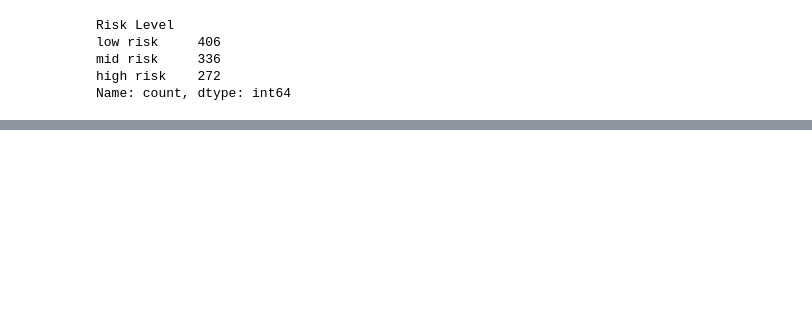
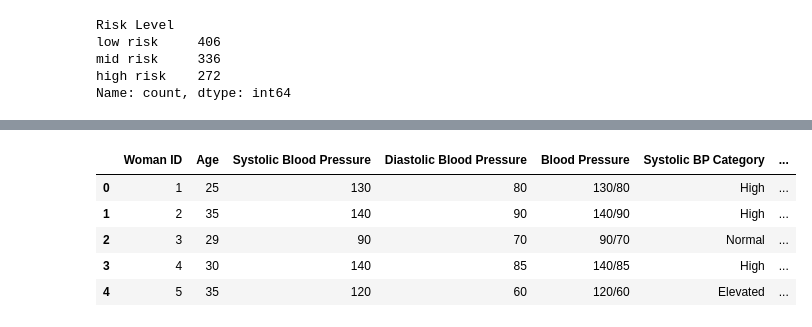
Before and after one commit to larissarmourap/Project1group3, a Jupyter notebook: Project-One.ipynb, the cells around one changed output, grey strips where cells are left out. Saved outputs shown, nothing was run; the diff lists cells and outputs as text; code cells hidden in the pictures; blank space fills up the shorter version.

```diff
--- a/Project-One.ipynb
+++ b/Project-One.ipynb
@@ -93,0 +99,3 @@ Name: count, dtype: int64
+# %%
+maternal_bp = maternal_renamed[['Woman ID', 'Age', "Systolic Blood Pressure", "Diastolic Blood Pressure", "Blood Pressure"]].copy()
+maternal_bp.head()
@@ -93,0 +109,12 @@ Name: count, dtype: int64
+# %%
+# Define bins for Systolic BP
+systolic_bins = [0, 119, 129, max(maternal_df['Systolic Blood Pressure'])+1]
+systolic_labels = ["Normal", "Elevated", "High"]
+
+# Create a copy of the DataFrame to avoid modifying the original data
+sys_categorized = maternal_bp.copy()
+
+# Use `pd.cut` to categorize Systolic BP
+sys_categorized['Systolic BP Category'] = pd.cut(sys_categorized['Systolic Blood Pressure'], bins=systolic_bins, labels=systolic_labels, include_lowest=True)
+
+sys_categorized.head()
@@ -93,0 +128,19 @@ Name: count, dtype: int64
+# %%
+# Define bins for Diastolic BP
+diastolic_bins = [0, 79, 89, max(maternal_df['Diastolic Blood Pressure'])+1]
+diastolic_labels = ["Normal", "Elevated", "High"]
+
+# Create a copy of DF above to include Systolic range
+dias_categorized = sys_categorized.copy()
+
+# Use `pd.cut` to categorize Diastolic BP
+dias_categorized['Diastolic BP Category'] = pd.cut(dias_categorized['Diastolic Blood Pressure'], bins=diastolic_bins, labels=diastolic_labels, include_lowest=True)
+
+dias_categorized.head()
+# %% [output]
+|  | Woman ID | Age | Systolic Blood Pressure | Diastolic Blood Pressure | Blood Pressure | Systolic BP Category | ... |
+| 0 | 1 | 25 | 130 | 80 | 130/80 | High | ... |
+| 1 | 2 | 35 | 140 | 90 | 140/90 | High | ... |
+| 2 | 3 | 29 | 90 | 70 | 90/70 | Normal | ... |
+| 3 | 4 | 30 | 140 | 85 | 140/85 | High | ... |
+| 4 | 5 | 35 | 120 | 60 | 120/60 | Elevated | ... |
```
Also changed, not shown: parts of 9 cells of this notebook.
